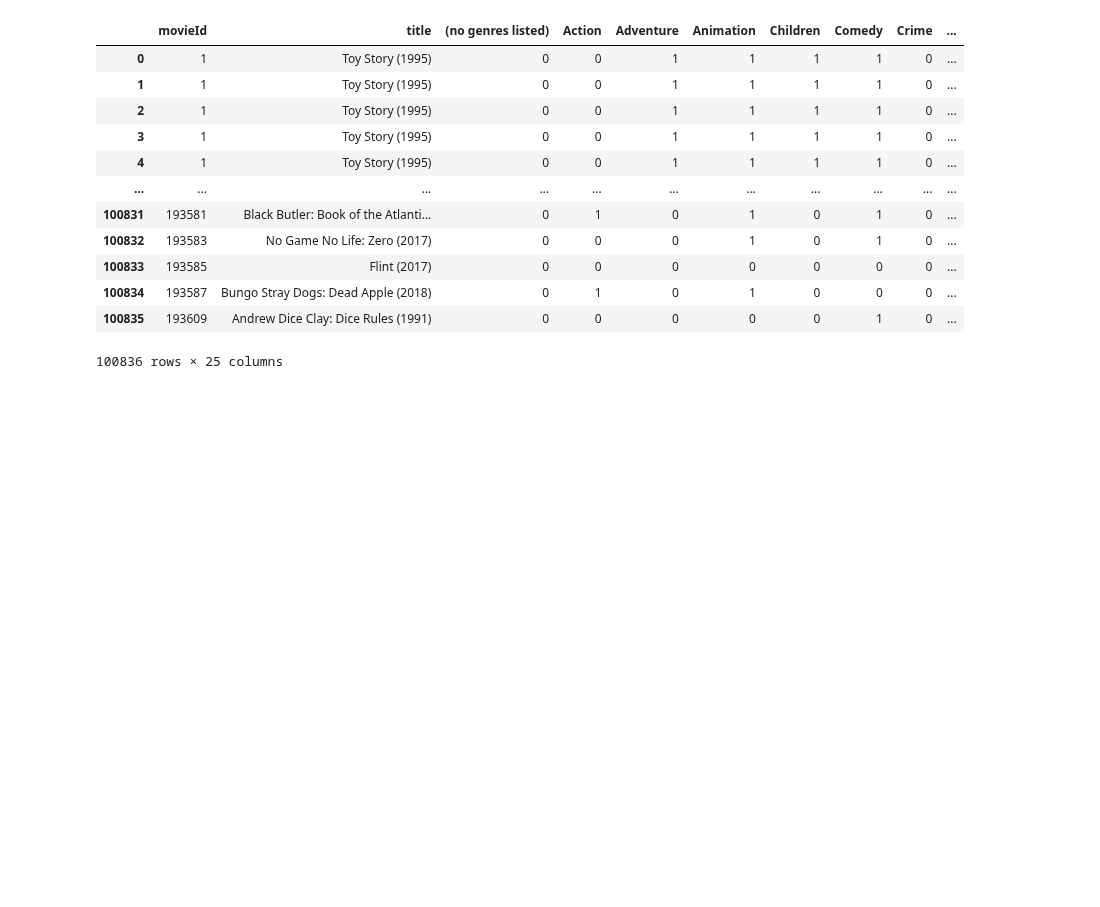
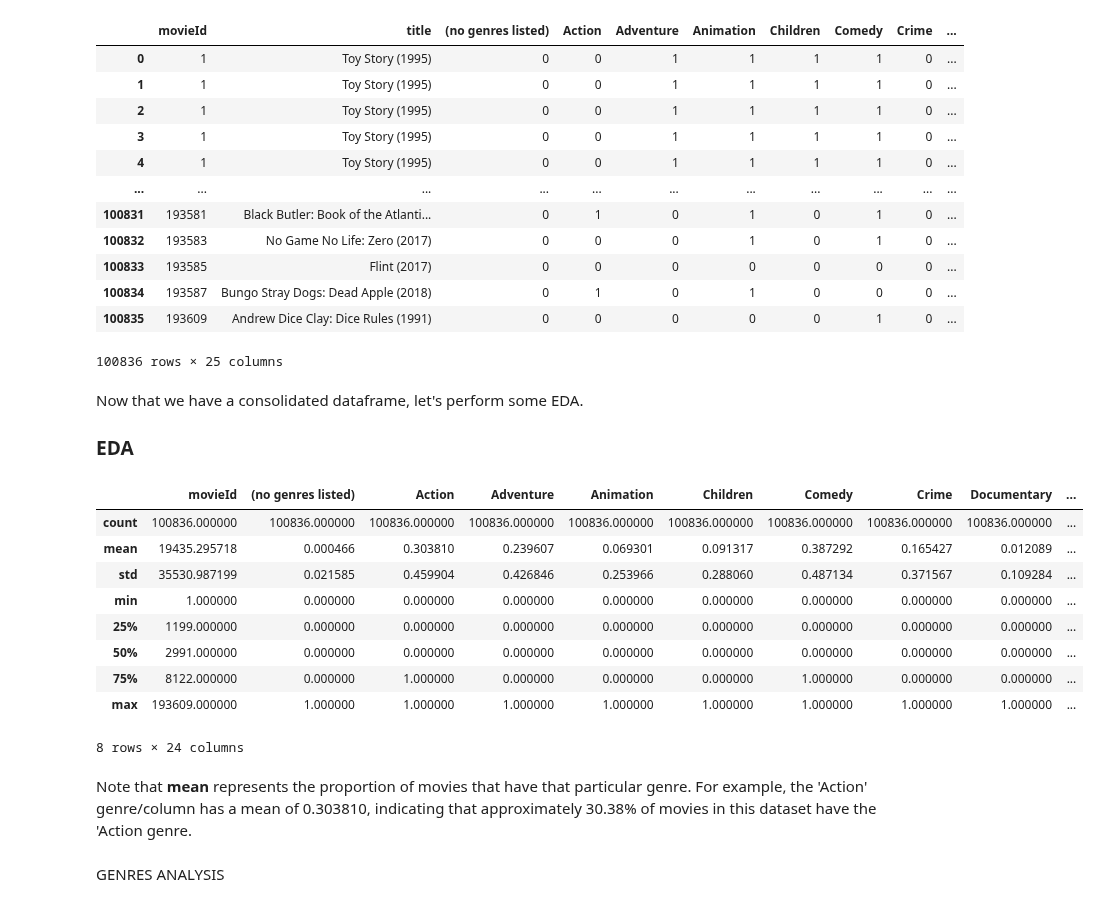
Before and after one commit to simonhui1/Recommendation_Systems, a Jupyter notebook: index_simon.ipynb, the cells around one changed output. Saved outputs shown, nothing was run; the diff lists cells and outputs as text; code cells hidden in the pictures; blank space fills up the shorter version.

Commit message:
updated genre and ratings EDA

```diff
--- a/index_simon.ipynb
+++ b/index_simon.ipynb
@@ -167,3 +173,24 @@ merged_df
 | 100834 | 193587 | Bungo Stray Dogs: Dead Apple (2018) | 0 | 1 | 0 | 1 | 0 | 0 | 0 | ... |
 | 100835 | 193609 | Andrew Dice Clay: Dice Rules (1991) | 0 | 0 | 0 | 0 | 0 | 1 | 0 | ... |
 100836 rows × 25 columns
+# %% [markdown]
+Now that we have a consolidated dataframe, let's perform some EDA.
+
+### EDA
+# %%
+merged_df.describe()
+# %% [output]
+|  | movieId | (no genres listed) | Action | Adventure | Animation | Children | Comedy | Crime | Documentary | ... |
+| count | 100836.000000 | 100836.000000 | 100836.000000 | 100836.000000 | 100836.000000 | 100836.000000 | 100836.000000 | 100836.000000 | 100836.000000 | ... |
+| mean | 19435.295718 | 0.000466 | 0.303810 | 0.239607 | 0.069301 | 0.091317 | 0.387292 | 0.165427 | 0.012089 | ... |
+| std | 35530.987199 | 0.021585 | 0.459904 | 0.426846 | 0.253966 | 0.288060 | 0.487134 | 0.371567 | 0.109284 | ... |
+| min | 1.000000 | 0.000000 | 0.000000 | 0.000000 | 0.000000 | 0.000000 | 0.000000 | 0.000000 | 0.000000 | ... |
+| 25% | 1199.000000 | 0.000000 | 0.000000 | 0.000000 | 0.000000 | 0.000000 | 0.000000 | 0.000000 | 0.000000 | ... |
+| 50% | 2991.000000 | 0.000000 | 0.000000 | 0.000000 | 0.000000 | 0.000000 | 0.000000 | 0.000000 | 0.000000 | ... |
+| 75% | 8122.000000 | 0.000000 | 1.000000 | 0.000000 | 0.000000 | 0.000000 | 1.000000 | 0.000000 | 0.000000 | ... |
+| max | 193609.000000 | 1.000000 | 1.000000 | 1.000000 | 1.000000 | 1.000000 | 1.000000 | 1.000000 | 1.000000 | ... |
+8 rows × 24 columns
+# %% [markdown]
+Note that **mean** represents the proportion of movies that have that particular genre. For example, the 'Action' genre/column has a mean of 0.303810, indicating that approximately 30.38% of movies in this dataset have the 'Action genre.
+# %% [markdown]
+GENRES ANALYSIS
```
Also changed, not shown: parts of 9 cells of this notebook.
